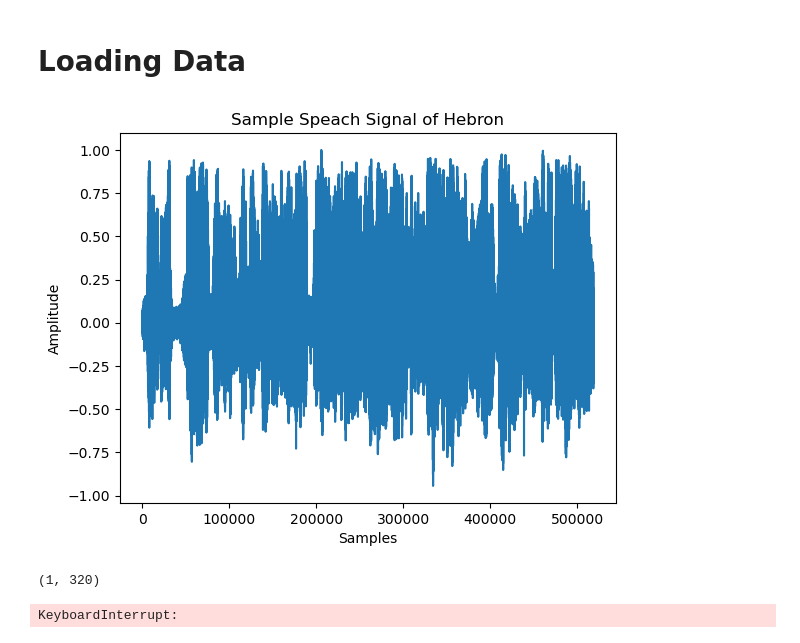
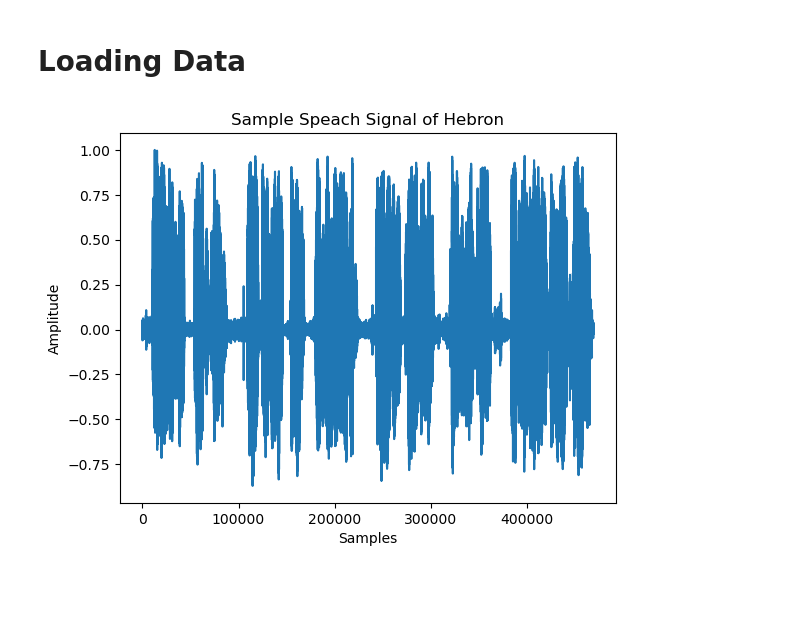
Before and after one commit to MahmoudKH02/Accent-Recognition_Model, a Jupyter notebook: Spoken_Project.ipynb, the cells around one changed output. Saved outputs shown, nothing was run; the diff lists cells and outputs as text; code cells hidden in the pictures; blank space fills up the shorter version.

```diff
--- a/Spoken_Project.ipynb
+++ b/Spoken_Project.ipynb
@@ -8,6 +16,8 @@ import os
 # %% [markdown]
 # Loading Data
 # %%
+sampling_rate = 16000
+
 def load_directory(directory):
     # List of subdirectories (labels)
     subdirectories = ["Hebron", "Nablus", "Jerusalem", "RamallahReef"]
@@ -27,7 +37,7 @@ def load_directory(directory):
             # Check if the path is a file
             if os.path.isfile(file_path):
                 # Load the audio file
-                audio, sr = librosa.load(file_path, sr=16_000)
+                audio, sr = librosa.load(file_path, sr=sampling_rate)
 
                 # Normalize the audio to have a maximum absolute value of 1.0
                 audio = librosa.util.normalize(audio)
@@ -36,23 +46,20 @@ def load_directory(directory):
                 audio_list.append(audio)
                 labels.append(subdir)
 
-    # Find the maximum length of audio files
-    max_length = max(len(audio) for audio in audio_list)
-
-    # Pad all audio files to the maximum length
-    padded_audios = np.array([np.pad(audio, (0, max_length - len(audio)), mode='constant') for audio in audio_list])
-
-    return padded_audios, labels
+    return audio_list, labels
 # %%
+training_directory = './training_set'
+testing_directory = './testing_set'
+
 training_voices, training_labels = load_directory(training_directory)
 testing_voices, testing_labels = load_directory(testing_directory)
 # %%
 plt.figure()
-plt.plot(training_voices[4])
+plt.plot(training_voices[1])
 
-plt.title(f'Sample Speach Signal of {training_labels[4]}')
+plt.title(f'Sample Speach Signal of {training_labels[1]}')
 plt.ylabel('Amplitude')
 plt.xlabel('Samples')
 plt.show()
 # %% [output]
-[figure, old version]
+[figure, new version]
@@ -83,10 +71 @@ def get_frame_size(sampling_rate=16000, frame_duration=20): # 20 ms default fram
     return int(sampling_rate * (frame_duration / 1000))
-# %%
-frame_size = get_frame_size()
-
-# Extract feature vectors for each set
-training_features = frame_and_extract_features(training_voices[[0]], frame_size, hop_length=int(frame_size//2))
-testing_features = frame_and_extract_features(testing_voices[[0]], frame_size, hop_length=int(frame_size//2))
-# %% [output]
-(1, 320)
-KeyboardInterrupt:
```
Also changed, not shown: parts of 27 cells of this notebook.
